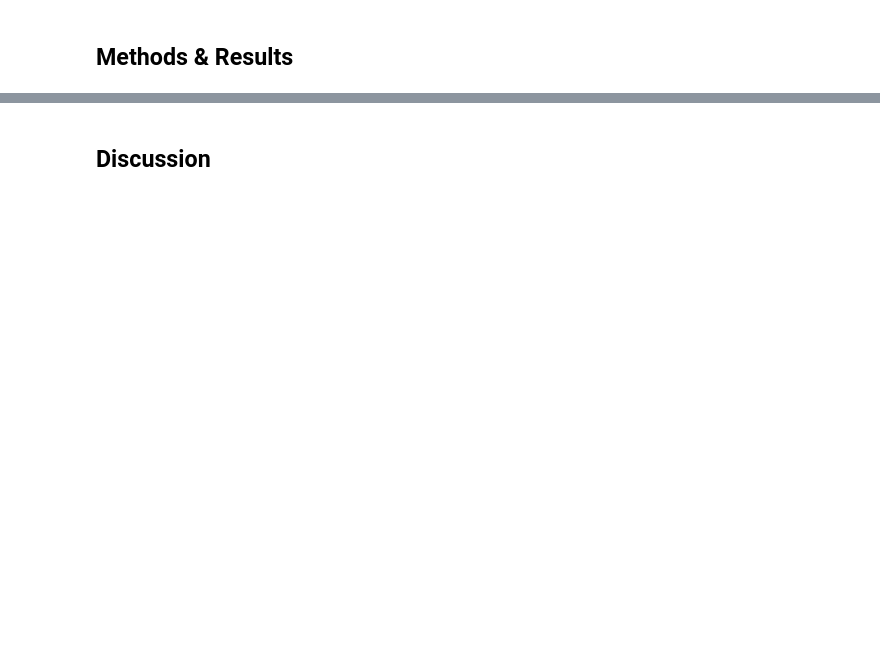
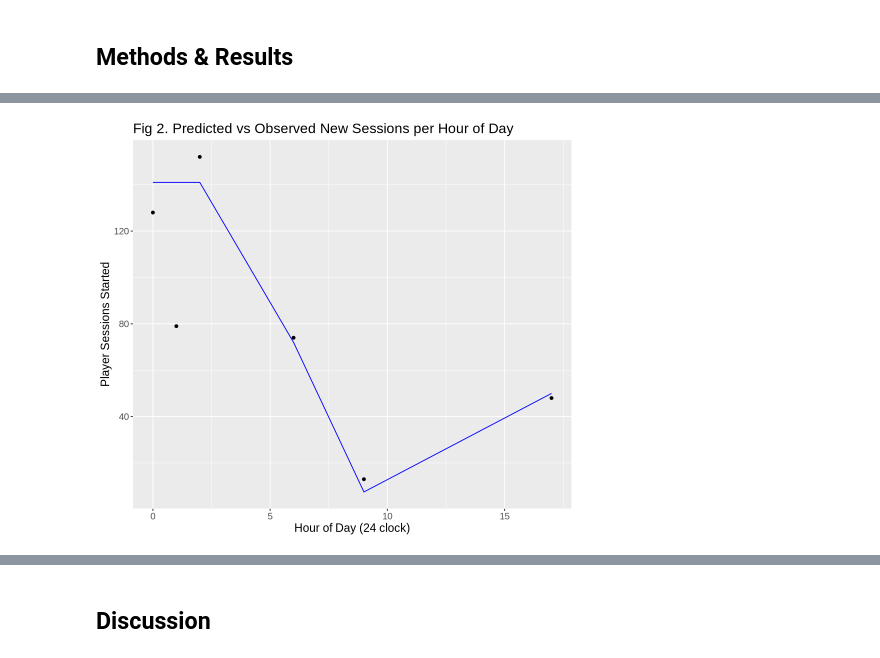
Before and after one commit to emmap24/dsci-100-project, a Jupyter notebook: full_report.ipynb, the cells around one changed output, grey strips where cells are left out. Saved outputs shown, nothing was run; the diff lists cells and outputs as text; code cells hidden in the pictures; blank space fills up the shorter version.

```diff
--- a/full_report.ipynb
+++ b/full_report.ipynb
@@ -44,0 +180,25 @@ The second data set, `sessions.csv`, is also a CSV file, but has 1535 rows of 5
+# %%
+# KNN regression model
+sessions_spec <- nearest_neighbor(weight_func = 'rectangular', neighbors = k_min) |>
+    set_engine('kknn') |>
+    set_mode('regression')
+
+sessions_fit <- workflow() |>
+    add_model(sessions_spec) |>
+    add_recipe(sessions_recipe) |>
+    fit(data = sessions_training)
+
+sessions_predict <- sessions_fit |>
+    predict(sessions_testing) |>
+    bind_cols(sessions_testing)
+
+# visualization
+sessions_plot_pred <- sessions_predict |>
+    ggplot(aes(x = start_hour, y = player_count)) +
+    geom_point() + geom_line(aes(y = .pred), color = 'blue') +
+    labs(x = 'Hour of Day (24 clock)', y = 'Player Sessions Started',
+         title = 'Fig 2. Predicted vs Observed New Sessions per Hour of Day (K = 2)') +
+    theme(text = element_text(size = 14))
+sessions_plot_pred
+# %% [output]
+[figure, added]
```
Also changed, not shown: parts of 16 cells of this notebook, 1 other file.
